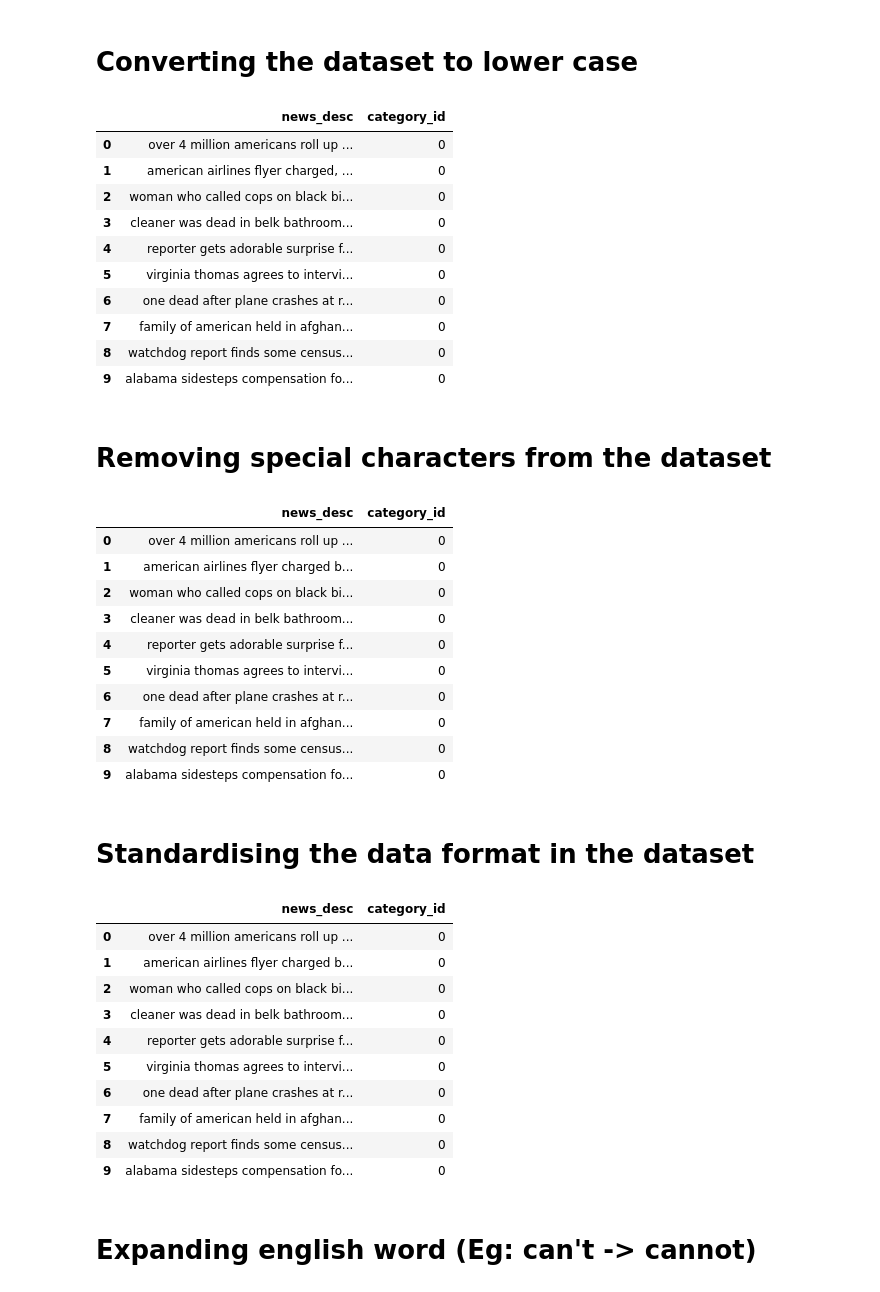
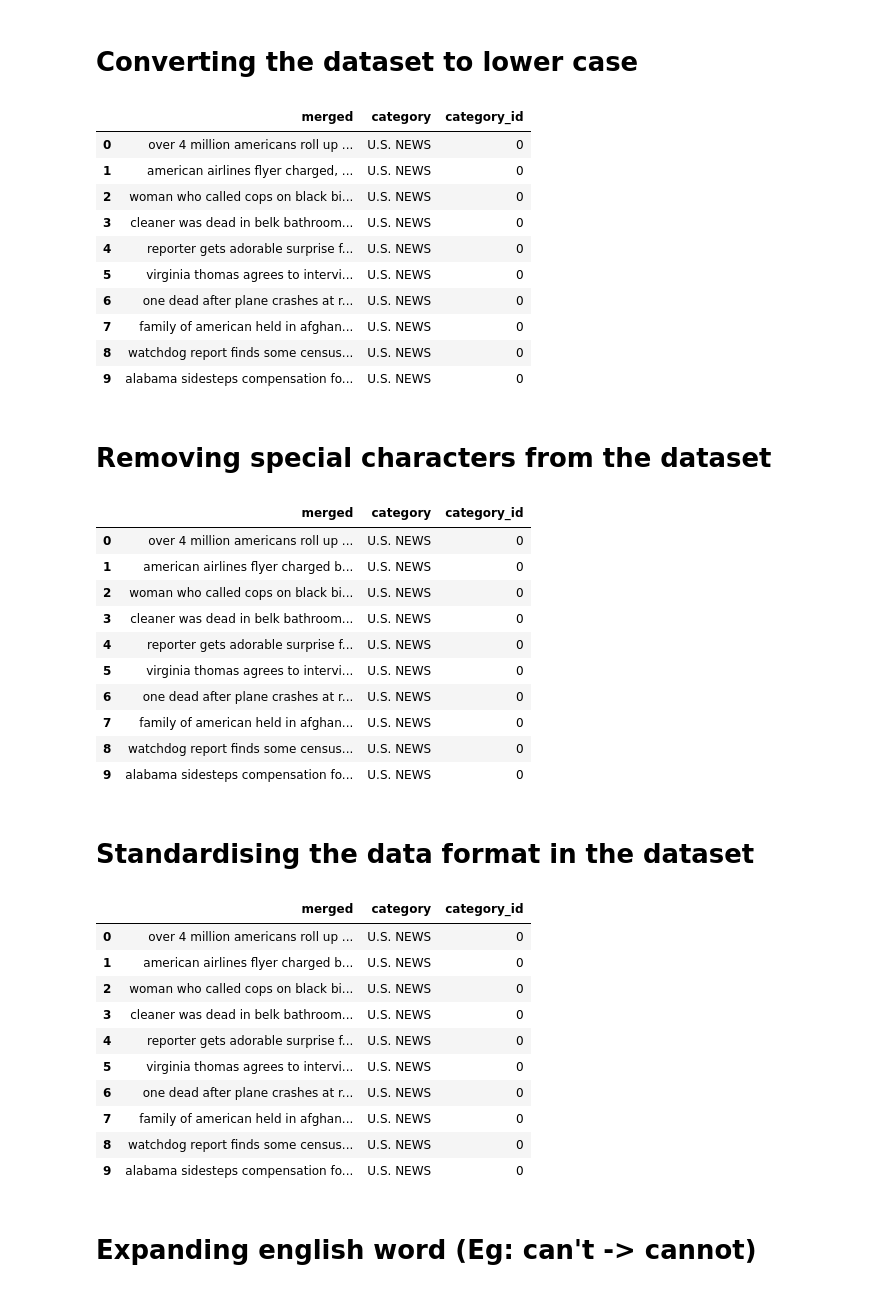
Before and after one commit to snowclipsed/CS6120, a Jupyter notebook: Assignments/A2/CNN/CNN_preprocessing.ipynb, the cells around one changed output. Cells and saved outputs as stored; diff of their text form; code cells hidden in the pictures.

```diff
--- a/Assignments/A2/CNN/CNN_preprocessing.ipynb
+++ b/Assignments/A2/CNN/CNN_preprocessing.ipynb
@@ -521,54 +511,56 @@ truncated.head(10)
+# %%
+dataset = undersampled_data
 # %% [markdown]
 # Converting the dataset to lower case
 # %%
-truncated['news_desc'] = truncated['news_desc'].apply(lambda x: str(x).lower())
-truncated.head(10)
+dataset['merged'] = dataset['merged'].apply(lambda x: str(x).lower())
+dataset.head(10)
 # %% [output]
-|  | news_desc | category_id |
-| 0 | over 4 million americans roll up ... | 0 |
-| 1 | american airlines flyer charged, ... | 0 |
-| 2 | woman who called cops on black bi... | 0 |
-| 3 | cleaner was dead in belk bathroom... | 0 |
-| 4 | reporter gets adorable surprise f... | 0 |
-| 5 | virginia thomas agrees to intervi... | 0 |
-| 6 | one dead after plane crashes at r... | 0 |
-| 7 | family of american held in afghan... | 0 |
-| 8 | watchdog report finds some census... | 0 |
-| 9 | alabama sidesteps compensation fo... | 0 |
+|  | merged | category | category_id |
+| 0 | over 4 million americans roll up ... | U.S. NEWS | 0 |
+| 1 | american airlines flyer charged, ... | U.S. NEWS | 0 |
+| 2 | woman who called cops on black bi... | U.S. NEWS | 0 |
+| 3 | cleaner was dead in belk bathroom... | U.S. NEWS | 0 |
+| 4 | reporter gets adorable surprise f... | U.S. NEWS | 0 |
+| 5 | virginia thomas agrees to intervi... | U.S. NEWS | 0 |
+| 6 | one dead after plane crashes at r... | U.S. NEWS | 0 |
+| 7 | family of american held in afghan... | U.S. NEWS | 0 |
+| 8 | watchdog report finds some census... | U.S. NEWS | 0 |
+| 9 | alabama sidesteps compensation fo... | U.S. NEWS | 0 |
 # %% [markdown]
 # Removing special characters from the dataset
 # %%
-truncated['news_desc'] = truncated['news_desc'].apply(lambda x: re.sub(r'[!@#$%^&*()_+=\-~`;:\'",.<>/?|\\]', '', x))
-truncated.head(10)
+dataset['merged'] = dataset['merged'].apply(lambda x: re.sub(r'[!@#$%^&*()_+=\-~`;:\'",.<>/?|\\]', '', x))
+dataset.head(10)
 # %% [output]
-|  | news_desc | category_id |
-| 0 | over 4 million americans roll up ... | 0 |
-| 1 | american airlines flyer charged b... | 0 |
-| 2 | woman who called cops on black bi... | 0 |
-| 3 | cleaner was dead in belk bathroom... | 0 |
-| 4 | reporter gets adorable surprise f... | 0 |
-| 5 | virginia thomas agrees to intervi... | 0 |
-| 6 | one dead after plane crashes at r... | 0 |
-| 7 | family of american held in afghan... | 0 |
-| 8 | watchdog report finds some census... | 0 |
-| 9 | alabama sidesteps compensation fo... | 0 |
+|  | merged | category | category_id |
+| 0 | over 4 million americans roll up ... | U.S. NEWS | 0 |
+| 1 | american airlines flyer charged b... | U.S. NEWS | 0 |
+| 2 | woman who called cops on black bi... | U.S. NEWS | 0 |
+| 3 | cleaner was dead in belk bathroom... | U.S. NEWS | 0 |
+| 4 | reporter gets adorable surprise f... | U.S. NEWS | 0 |
+| 5 | virginia thomas agrees to intervi... | U.S. NEWS | 0 |
+| 6 | one dead after plane crashes at r... | U.S. NEWS | 0 |
+| 7 | family of american held in afghan... | U.S. NEWS | 0 |
+| 8 | watchdog report finds some census... | U.S. NEWS | 0 |
+| 9 | alabama sidesteps compensation fo... | U.S. NEWS | 0 |
 # %% [markdown]
 # Standardising the data format in the dataset
 # %%
-truncated['news_desc'] = truncated['news_desc'].apply(lambda x: re.sub(r'(\d{1,2})/(\d{1,2})/(\d{4})', r'\2-\1-\3', x))
-truncated.head(10)
+dataset['merged'] = dataset['merged'].apply(lambda x: re.sub(r'(\d{1,2})/(\d{1,2})/(\d{4})', r'\2-\1-\3', x))
+dataset.head(10)
 # %% [output]
-|  | news_desc | category_id |
-| 0 | over 4 million americans roll up ... | 0 |
-| 1 | american airlines flyer charged b... | 0 |
-| 2 | woman who called cops on black bi... | 0 |
-| 3 | cleaner was dead in belk bathroom... | 0 |
-| 4 | reporter gets adorable surprise f... | 0 |
-| 5 | virginia thomas agrees to intervi... | 0 |
-| 6 | one dead after plane crashes at r... | 0 |
-| 7 | family of american held in afghan... | 0 |
-| 8 | watchdog report finds some census... | 0 |
-| 9 | alabama sidesteps compensation fo... | 0 |
+|  | merged | category | category_id |
+| 0 | over 4 million americans roll up ... | U.S. NEWS | 0 |
+| 1 | american airlines flyer charged b... | U.S. NEWS | 0 |
+| 2 | woman who called cops on black bi... | U.S. NEWS | 0 |
+| 3 | cleaner was dead in belk bathroom... | U.S. NEWS | 0 |
+| 4 | reporter gets adorable surprise f... | U.S. NEWS | 0 |
+| 5 | virginia thomas agrees to intervi... | U.S. NEWS | 0 |
+| 6 | one dead after plane crashes at r... | U.S. NEWS | 0 |
+| 7 | family of american held in afghan... | U.S. NEWS | 0 |
+| 8 | watchdog report finds some census... | U.S. NEWS | 0 |
+| 9 | alabama sidesteps compensation fo... | U.S. NEWS | 0 |
 # %% [markdown]
 # Expanding english word (Eg: can't -> cannot)
 # %%
```
Also changed, not shown: parts of 17 cells of this notebook, 3 other files.
